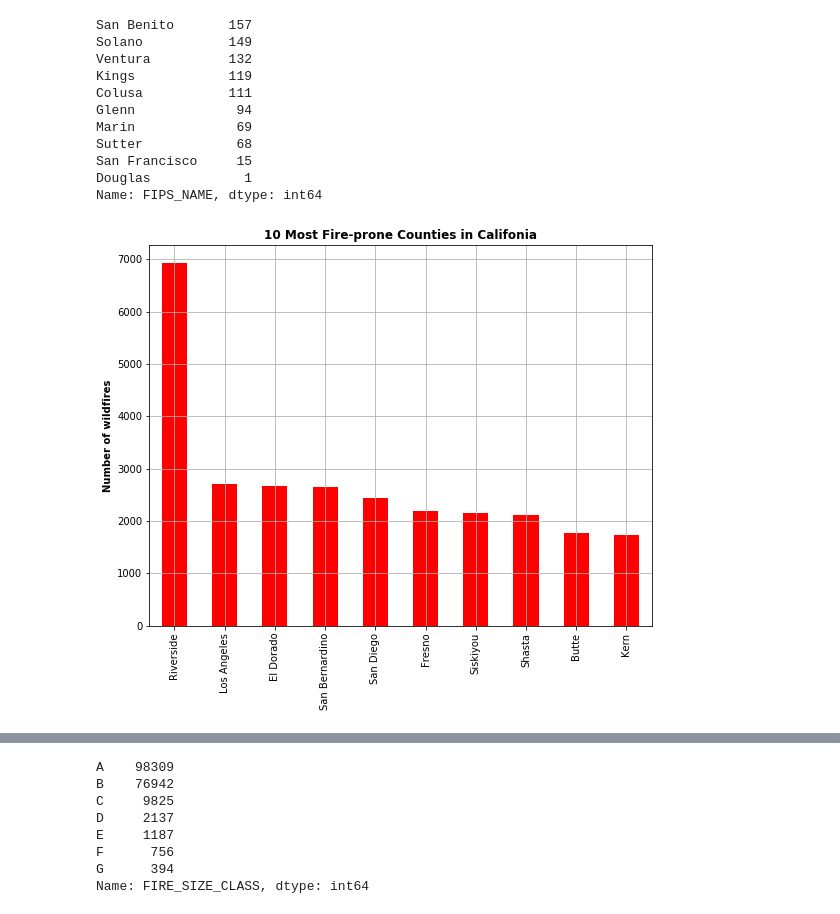
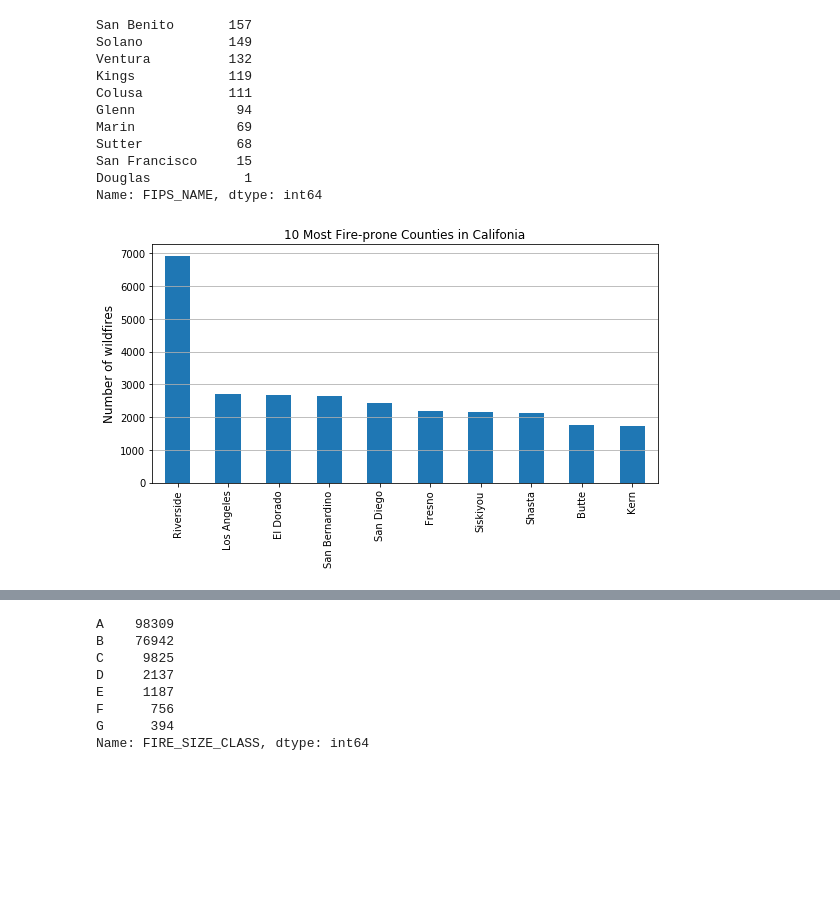
Before and after one commit to Davidloku1234567/wildfire, a Jupyter notebook: wildFire_1.ipynb, the cells around one changed output, grey strips where cells are left out. Cells and saved outputs as stored; diff of their text form; code cells hidden in the pictures; blank space fills up the shorter version.

```diff
--- a/wildFire_1.ipynb
+++ b/wildFire_1.ipynb
@@ -43,9 +40,12 @@ NWCG_UnitIDActive_20170109
 # %%
+# Read selected features from the table Fire
 df = pd.read_sql_query("SELECT \
-                            OBJECTID, FIRE_NAME,FIRE_YEAR, DISCOVERY_DATE, DISCOVERY_DOY, DISCOVERY_TIME, STAT_CAUSE_CODE,\
-                            STAT_CAUSE_DESCR, CONT_DATE, CONT_DOY, CONT_TIME, FIRE_SIZE, FIRE_SIZE_CLASS, LATITUDE,\
-                            LONGITUDE, OWNER_CODE, OWNER_DESCR, STATE, COUNTY, FIPS_NAME\
-                                FROM Fires", cnx)
+                            OBJECTID, FIRE_NAME,FIRE_YEAR, DISCOVERY_DATE,\
+                            DISCOVERY_DOY, DISCOVERY_TIME, STAT_CAUSE_CODE,\
+                            STAT_CAUSE_DESCR, CONT_DATE, CONT_DOY, CONT_TIME,\
+                            FIRE_SIZE, FIRE_SIZE_CLASS, LATITUDE,LONGITUDE,\
+                            OWNER_CODE,OWNER_DESCR, STATE, COUNTY, FIPS_NAME \
+                            FROM Fires", cnx)
 # %%
 df.head()
 # %% [output]
@@ -187,9 +175,12 @@ San Francisco     15
 Douglas            1
 Name: FIPS_NAME, dtype: int64
 # %%
-counties[:10].plot(kind = 'bar', grid = 1 , figsize =(9,7), color = 'r')
-plt.title('10 Most Fire-prone Counties in Califonia',fontweight ='bold')
-plt.ylabel('Number of wildfires', fontweight ='bold')
-plt.show()
+# plot ten most fire-prone counties
+fig, axs = plt.subplots(figsize=(8, 5))
+counties[:10].plot(kind='bar')
+axs.set_title('10 Most Fire-prone Counties in Califonia', fontsize=12)
+plt.ylabel('Number of wildfires', fontsize=12)
+axs.yaxis.grid(True)
+plt.tight_layout()
 # %% [output]
-[figure, old version]
+[figure, new version]
```
Also changed, not shown: parts of 43 cells of this notebook.
